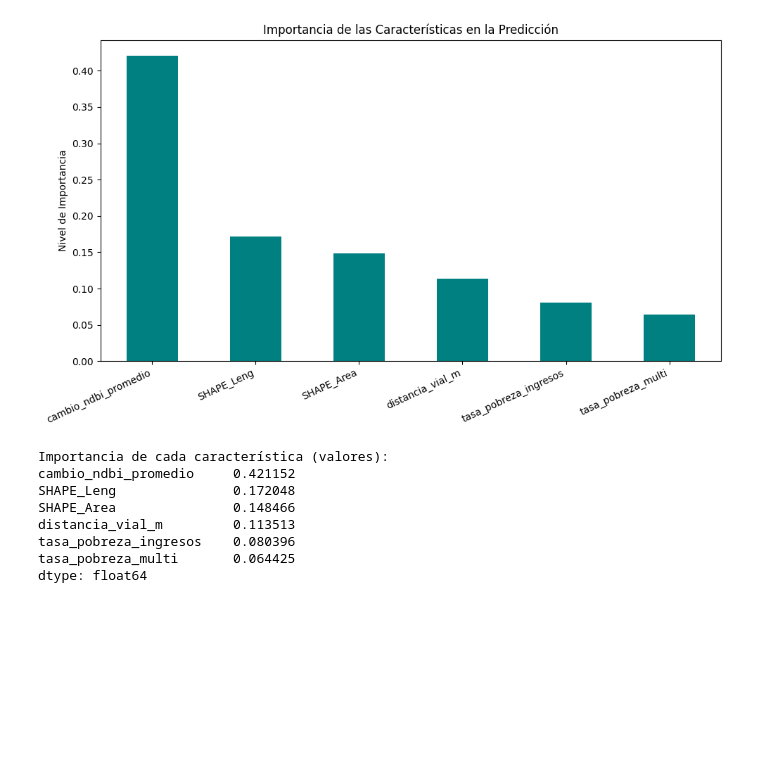
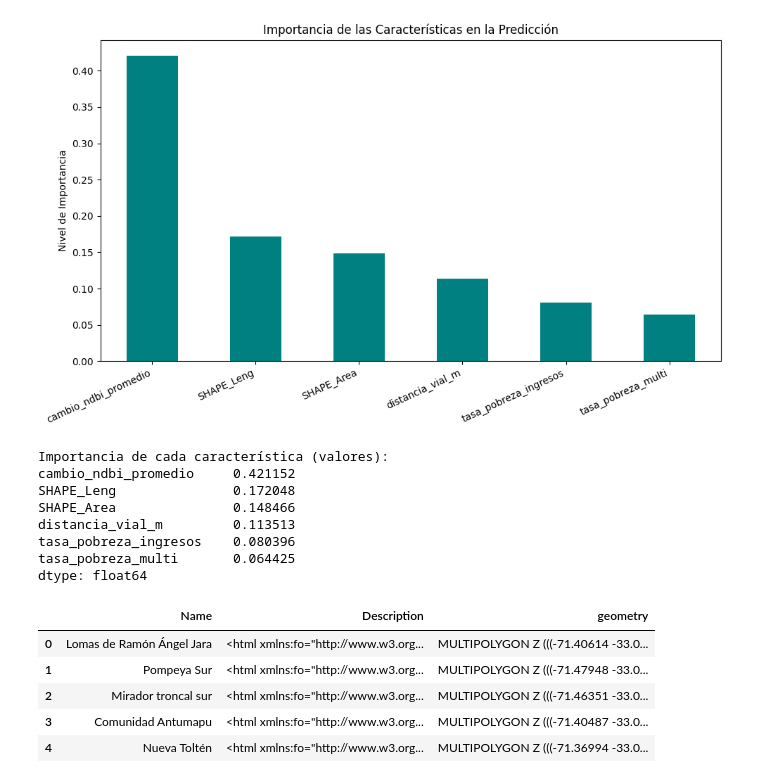
Before and after one commit to Mardones567/Proyecto_geo, a Jupyter notebook: preprocesaminto.ipynb, the cells around one changed output. Cells and saved outputs as stored; diff of their text form; code cells hidden in the pictures; blank space fills up the shorter version.

```diff
--- a/preprocesaminto.ipynb
+++ b/preprocesaminto.ipynb
@@ -997,3 +997,26 @@ distancia_vial_m         0.113513
 tasa_pobreza_ingresos    0.080396
 tasa_pobreza_multi       0.064425
 dtype: float64
+# %%
+import geopandas as gpd
+from zipfile import ZipFile
+import os
+
+# Extraer archivo .kml del .kmz
+with ZipFile('CNCTECHO_2024-2025.kmz', 'r') as kmz:
+    kmz.extractall('temp_kmz')
+
+# Buscar archivo .kml
+kml_file = [f for f in os.listdir('temp_kmz') if f.endswith('.kml')][0]
+
+# Leer con geopandas
+gdf = gpd.read_file(f'temp_kmz/{kml_file}', driver='KML')
+
+gdf.head()
+# %% [output]
+|  | Name | Description | geometry |
+| 0 | Lomas de Ramón Ángel Jara | <html xmlns:fo="http://www.w3.org... | MULTIPOLYGON Z (((-71.40614 -33.0... |
+| 1 | Pompeya Sur | <html xmlns:fo="http://www.w3.org... | MULTIPOLYGON Z (((-71.47948 -33.0... |
+| 2 | Mirador troncal sur | <html xmlns:fo="http://www.w3.org... | MULTIPOLYGON Z (((-71.46351 -33.0... |
+| 3 | Comunidad Antumapu | <html xmlns:fo="http://www.w3.org... | MULTIPOLYGON Z (((-71.40487 -33.0... |
+| 4 | Nueva Toltén | <html xmlns:fo="http://www.w3.org... | MULTIPOLYGON Z (((-71.36994 -33.0... |
```
Also changed, not shown: parts of 7 cells of this notebook, 1 other file.
